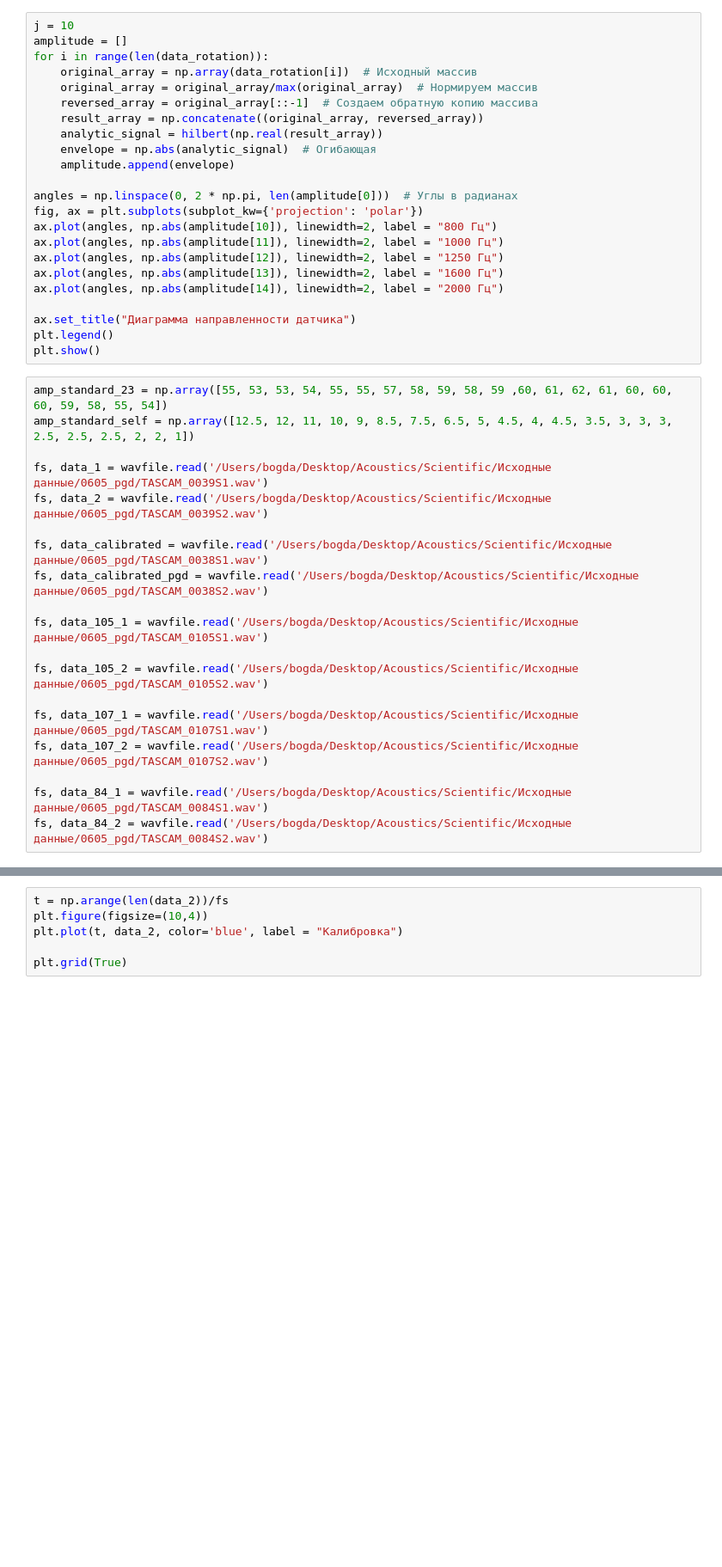
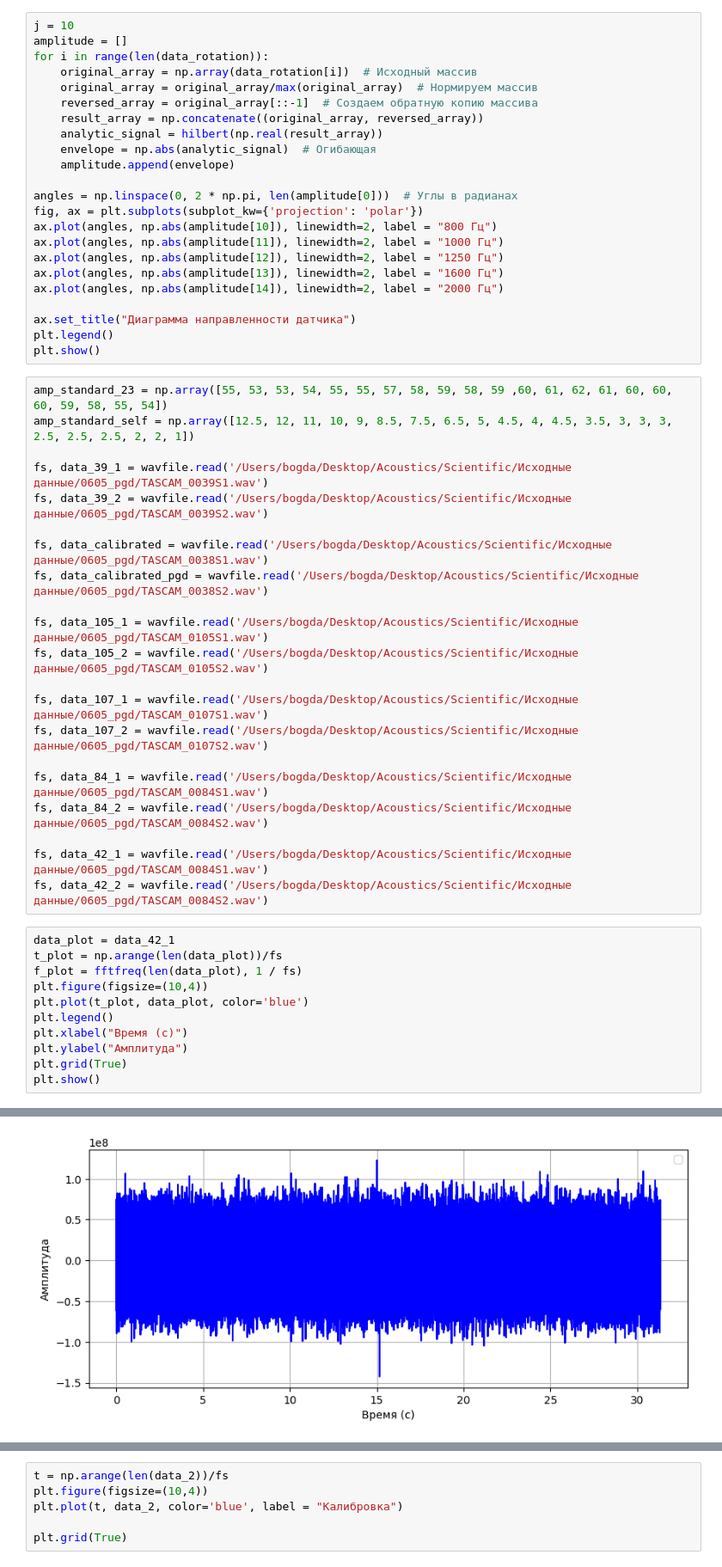
Before and after one commit to bdExplore/Scientific, a Jupyter notebook: Python/pgd_0605.ipynb, the cells around one changed output, grey strips where cells are left out. Shown at 86% size. Cells and saved outputs as stored; diff of their text form; blank space fills up the shorter version.

```diff
--- a/Python/pgd_0605.ipynb
+++ b/Python/pgd_0605.ipynb
@@ -123,14 +123,13 @@ plt.show()
 amp_standard_23 = np.array([55, 53, 53, 54, 55, 55, 57, 58, 59, 58, 59 ,60, 61, 62, 61, 60, 60, 60, 59, 58, 55, 54])
 amp_standard_self = np.array([12.5, 12, 11, 10, 9, 8.5, 7.5, 6.5, 5, 4.5, 4, 4.5, 3.5, 3, 3, 3, 2.5, 2.5, 2.5, 2, 2, 1])
 
-fs, data_1 = wavfile.read('/Users/bogda/Desktop/Acoustics/Scientific/Исходные данные/0605_pgd/TASCAM_0039S1.wav')
-fs, data_2 = wavfile.read('/Users/bogda/Desktop/Acoustics/Scientific/Исходные данные/0605_pgd/TASCAM_0039S2.wav')
+fs, data_39_1 = wavfile.read('/Users/bogda/Desktop/Acoustics/Scientific/Исходные данные/0605_pgd/TASCAM_0039S1.wav')
+fs, data_39_2 = wavfile.read('/Users/bogda/Desktop/Acoustics/Scientific/Исходные данные/0605_pgd/TASCAM_0039S2.wav')
 
 fs, data_calibrated = wavfile.read('/Users/bogda/Desktop/Acoustics/Scientific/Исходные данные/0605_pgd/TASCAM_0038S1.wav')
 fs, data_calibrated_pgd = wavfile.read('/Users/bogda/Desktop/Acoustics/Scientific/Исходные данные/0605_pgd/TASCAM_0038S2.wav')
 
 fs, data_105_1 = wavfile.read('/Users/bogda/Desktop/Acoustics/Scientific/Исходные данные/0605_pgd/TASCAM_0105S1.wav')
-
 fs, data_105_2 = wavfile.read('/Users/bogda/Desktop/Acoustics/Scientific/Исходные данные/0605_pgd/TASCAM_0105S2.wav')
 
 fs, data_107_1 = wavfile.read('/Users/bogda/Desktop/Acoustics/Scientific/Исходные данные/0605_pgd/TASCAM_0107S1.wav')
@@ -138,3 +137,18 @@ fs, data_107_2 = wavfile.read('/Users/bogda/Desktop/Acoustics/Scientific/Исх
 
 fs, data_84_1 = wavfile.read('/Users/bogda/Desktop/Acoustics/Scientific/Исходные данные/0605_pgd/TASCAM_0084S1.wav')
 fs, data_84_2 = wavfile.read('/Users/bogda/Desktop/Acoustics/Scientific/Исходные данные/0605_pgd/TASCAM_0084S2.wav')
+
+fs, data_42_1 = wavfile.read('/Users/bogda/Desktop/Acoustics/Scientific/Исходные данные/0605_pgd/TASCAM_0084S1.wav')
+fs, data_42_2 = wavfile.read('/Users/bogda/Desktop/Acoustics/Scientific/Исходные данные/0605_pgd/TASCAM_0084S2.wav')
+# %%
+data_plot = data_42_1
+t_plot = np.arange(len(data_plot))/fs
+f_plot = fftfreq(len(data_plot), 1 / fs)
+plt.figure(figsize=(10,4))
+plt.plot(t_plot, data_plot, color='blue')
+plt.legend()
+plt.xlabel("Время (с)")
+plt.ylabel("Амплитуда")
+plt.grid(True)
+plt.show()
+# %% [output]
@@ -141,3 +156,4 @@ fs, data_84_2 = wavfile.read('/Users/bogda/Desktop/Acoustics/Scientific/Исхо
+[figure, added]
 # %%
 signal = data_calibrated_pgd
 start_time=54
```
Also changed, not shown: parts of 8 cells of this notebook, 1 other file.
